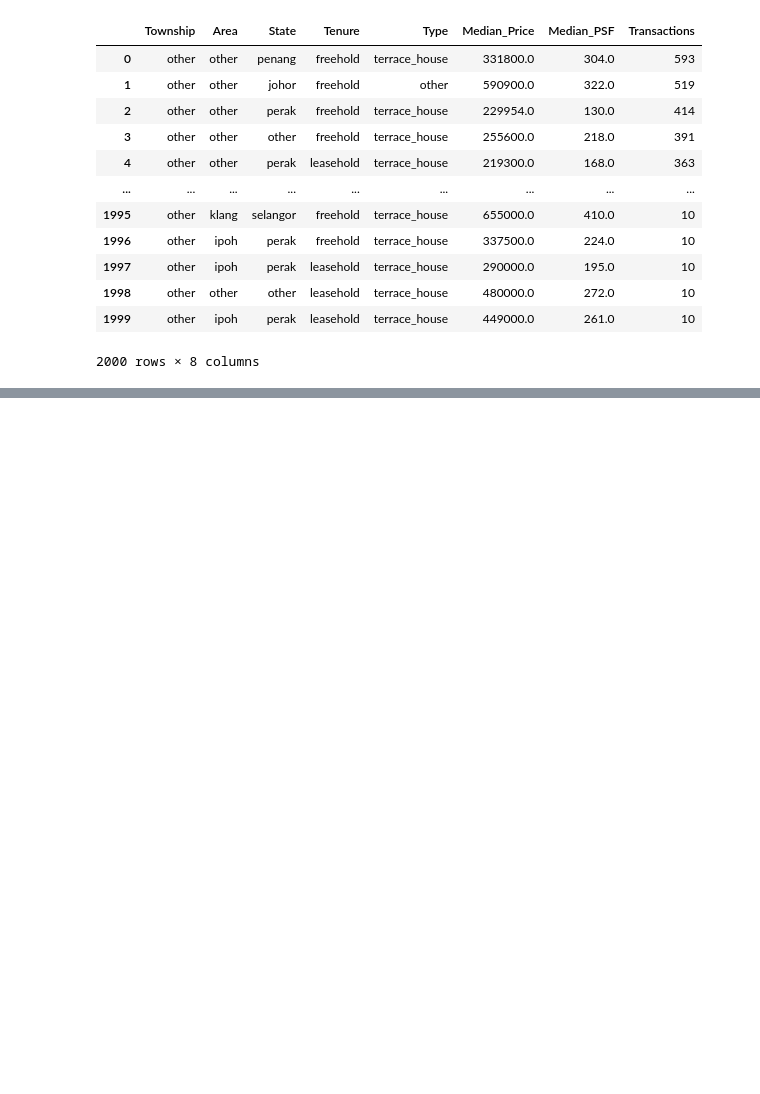
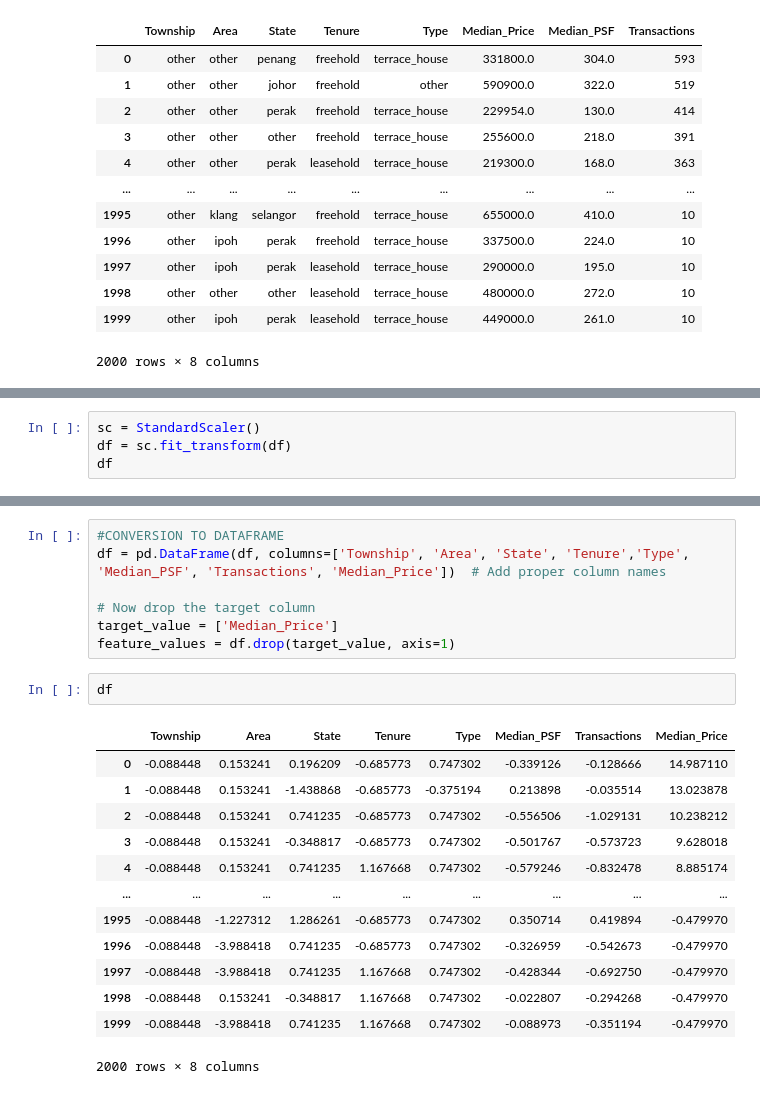
Before and after one commit to sbesinski/kaggle_ML, a Jupyter notebook: house_price_in_malaysia.ipynb, the cells around one changed output, grey strips where cells are left out. Saved outputs shown, nothing was run; the diff lists cells and outputs as text; blank space fills up the shorter version.

```diff
--- a/house_price_in_malaysia.ipynb
+++ b/house_price_in_malaysia.ipynb
@@ -555,0 +588,4 @@ df
+# %%
+sc = StandardScaler()
+df = sc.fit_transform(df)
+df
@@ -555,0 +606,23 @@ df
+# %%
+#CONVERSION TO DATAFRAME
+df = pd.DataFrame(df, columns=['Township', 'Area', 'State', 'Tenure','Type', 'Median_PSF', 'Transactions', 'Median_Price'])  # Add proper column names
+
+# Now drop the target column
+target_value = ['Median_Price']
+feature_values = df.drop(target_value, axis=1)
+# %%
+df
+# %% [output]
+|  | Township | Area | State | Tenure | Type | Median_PSF | Transactions | Median_Price |
+| 0 | -0.088448 | 0.153241 | 0.196209 | -0.685773 | 0.747302 | -0.339126 | -0.128666 | 14.987110 |
+| 1 | -0.088448 | 0.153241 | -1.438868 | -0.685773 | -0.375194 | 0.213898 | -0.035514 | 13.023878 |
+| 2 | -0.088448 | 0.153241 | 0.741235 | -0.685773 | 0.747302 | -0.556506 | -1.029131 | 10.238212 |
+| 3 | -0.088448 | 0.153241 | -0.348817 | -0.685773 | 0.747302 | -0.501767 | -0.573723 | 9.628018 |
+| 4 | -0.088448 | 0.153241 | 0.741235 | 1.167668 | 0.747302 | -0.579246 | -0.832478 | 8.885174 |
+| ... | ... | ... | ... | ... | ... | ... | ... | ... |
+| 1995 | -0.088448 | -1.227312 | 1.286261 | -0.685773 | 0.747302 | 0.350714 | 0.419894 | -0.479970 |
+| 1996 | -0.088448 | -3.988418 | 0.741235 | -0.685773 | 0.747302 | -0.326959 | -0.542673 | -0.479970 |
+| 1997 | -0.088448 | -3.988418 | 0.741235 | 1.167668 | 0.747302 | -0.428344 | -0.692750 | -0.479970 |
+| 1998 | -0.088448 | 0.153241 | -0.348817 | 1.167668 | 0.747302 | -0.022807 | -0.294268 | -0.479970 |
+| 1999 | -0.088448 | -3.988418 | 0.741235 | 1.167668 | 0.747302 | -0.088973 | -0.351194 | -0.479970 |
+2000 rows × 8 columns
```
Also changed, not shown: parts of 9 cells of this notebook.
